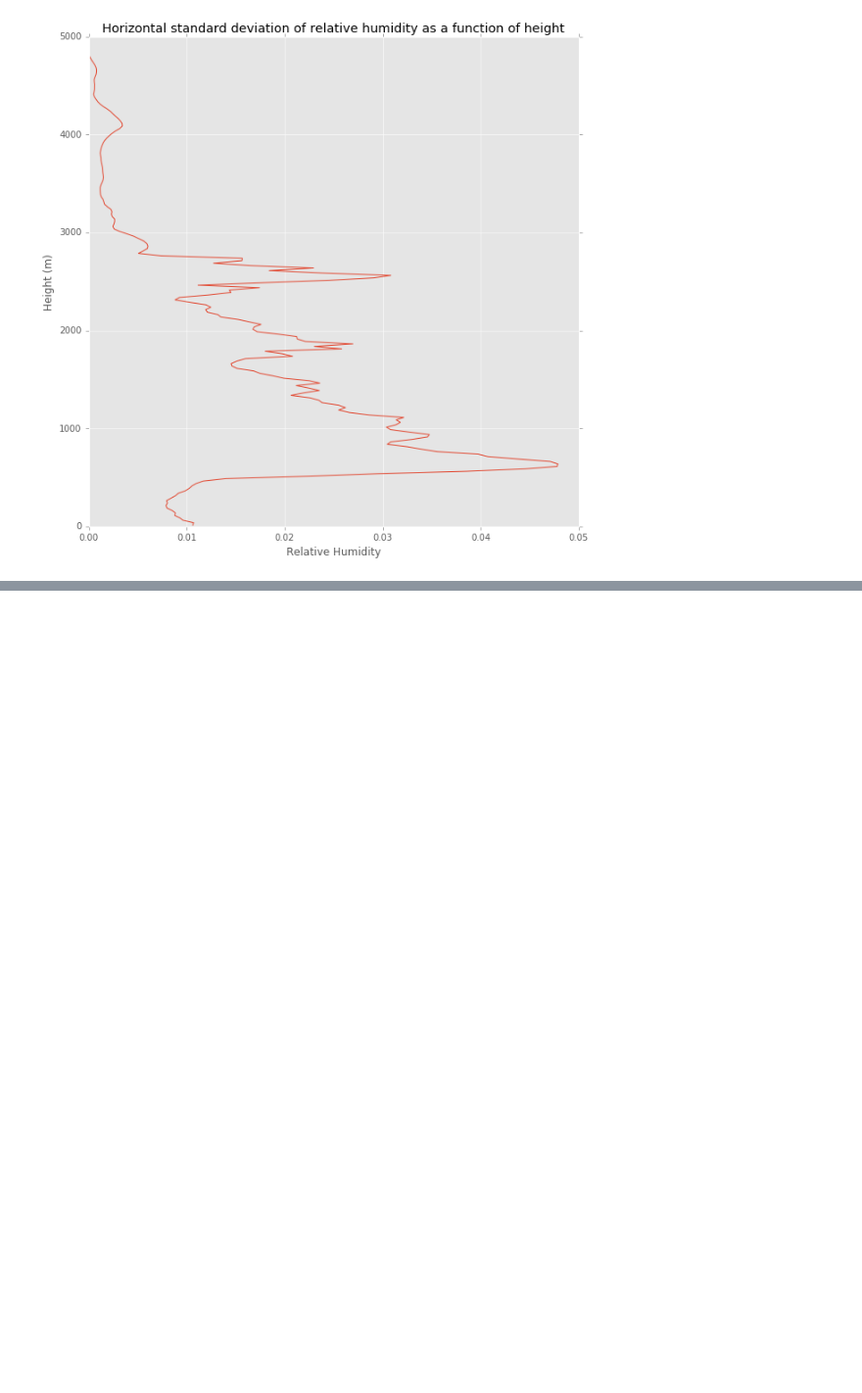
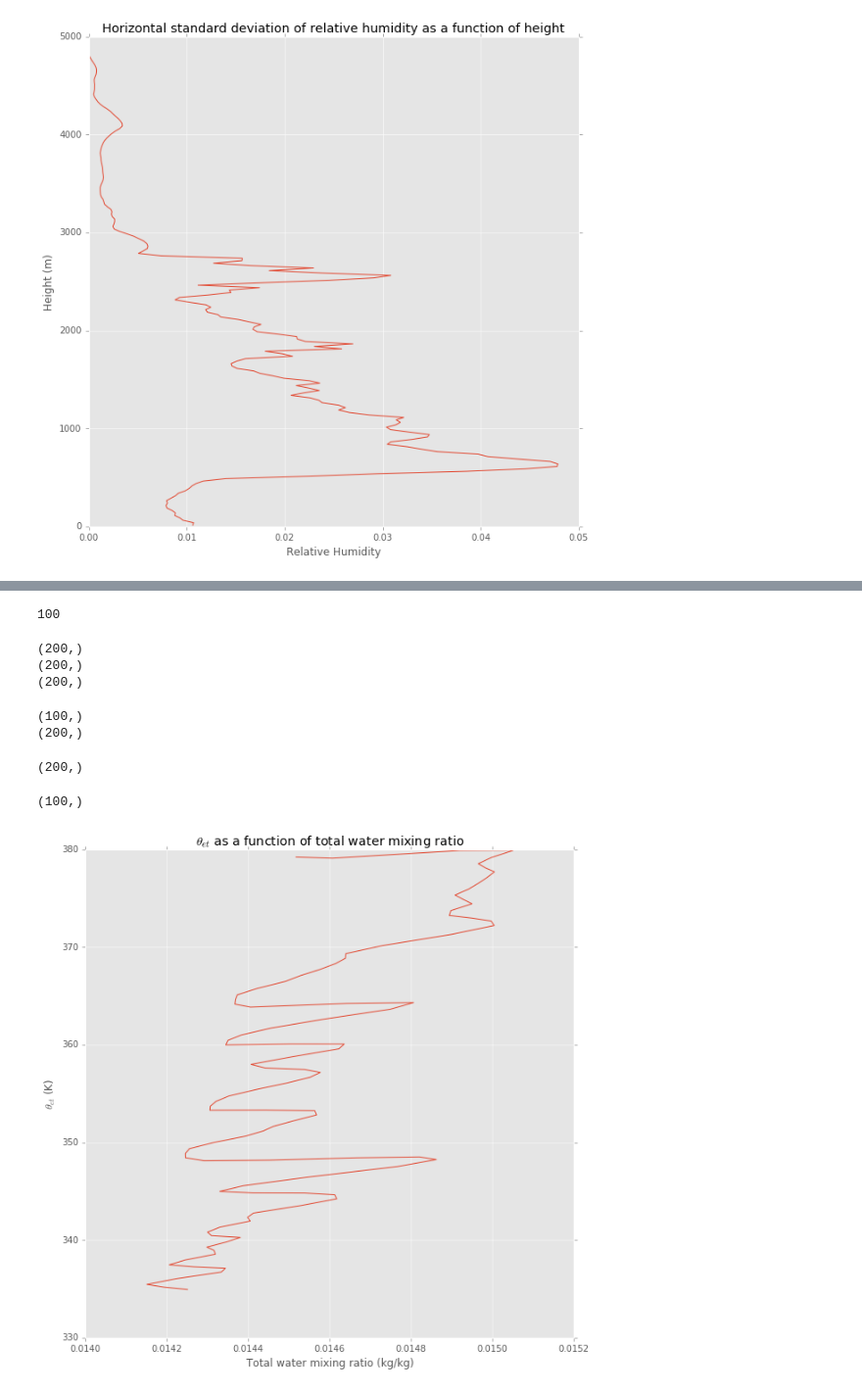
Before and after one commit to bjansens/A405, a Jupyter notebook: notebooks/Bryan_cgilsl.ipynb, the cells around one changed output, grey strips where cells are left out. Shown: that part at 98% size. Drawn from its saved outputs; the diff is of its cells as text; code cells hidden in the pictures; blank space fills up the shorter version.

```diff
--- a/notebooks/Bryan_cgilsl.ipynb
+++ b/notebooks/Bryan_cgilsl.ipynb
@@ -229,0 +239,65 @@ out = ax.set(xlabel = "Relative Humidity", ylabel = "Height (m)",
+# %%
+newlevel = np.searchsorted(z, 2500)
+print(newlevel)
+# %% [output]
+100
+# %%
+from a405thermo.thermlib import find_Td
+
+vert_cross_sec_qn = qn[:newlevel, row_number, :end_col]*1.e-3
+vert_cross_sec_qv = qv[:newlevel, row_number, :end_col]*1.e-3
+
+dewpoint_list = []
+
+for i in range(0, 100):
+    dewpoint = find_Td(vert_cross_sec_qv[i, :], press[i]*1.e2)
+    dewpoint_list.append(dewpoint)
+dewpoint_array = np.asarray(dewpoint_list)
+dewpoint_array = dewpoint_array[1]
+print(dewpoint_array.shape)
+
+vert_cross_sec_qn = vert_cross_sec_qn[1]
+vert_cross_sec_qv = vert_cross_sec_qv[1]
+print(vert_cross_sec_qn.shape)
+print(vert_cross_sec_qv.shape)
+# %% [output]
+(200,)
+(200,)
+(200,)
+# %%
+newlevel_press = press[:newlevel]
+newlevel_temp = temp[:newlevel, row_number, :end_col]
+newlevel_temp = newlevel_temp[1]
+print(newlevel_press.shape)
+print(newlevel_temp.shape)
+# %% [output]
+(100,)
+(200,)
+# %%
+#Find q_T - this is q_v + q_n
+
+vert_cross_sec_qt = vert_cross_sec_qn + vert_cross_sec_qv
+print(vert_cross_sec_qt.shape)
+# %% [output]
+(200,)
+# %%
+#Find theta_et
+
+from a405thermo.thermlib import find_thetaet
+
+thetaet_list = []
+
+for i in range(0,100):
+    thetaet = find_thetaet(dewpoint_array[i], vert_cross_sec_qt[i], newlevel_temp[i], newlevel_press[i]*1.e2)
+    thetaet_list.append(thetaet)
+thetaet_array = np.asarray(thetaet_list)
+print(thetaet_array.shape)
+# %% [output]
+(100,)
+# %%
+fig,ax = plt.subplots(1,1, figsize = (10, 10))
+ax.plot(vert_cross_sec_qt[:100], thetaet_array)
+out = ax.set(xlabel = "Total water mixing ratio (kg/kg)", ylabel = "$\\theta_{et}$ (K)",
+             title = "$\\theta_{et}$ as a function of total water mixing ratio")
+# %% [output]
+[figure, added]
```
Also changed, not shown: parts of 2 cells of this notebook.
